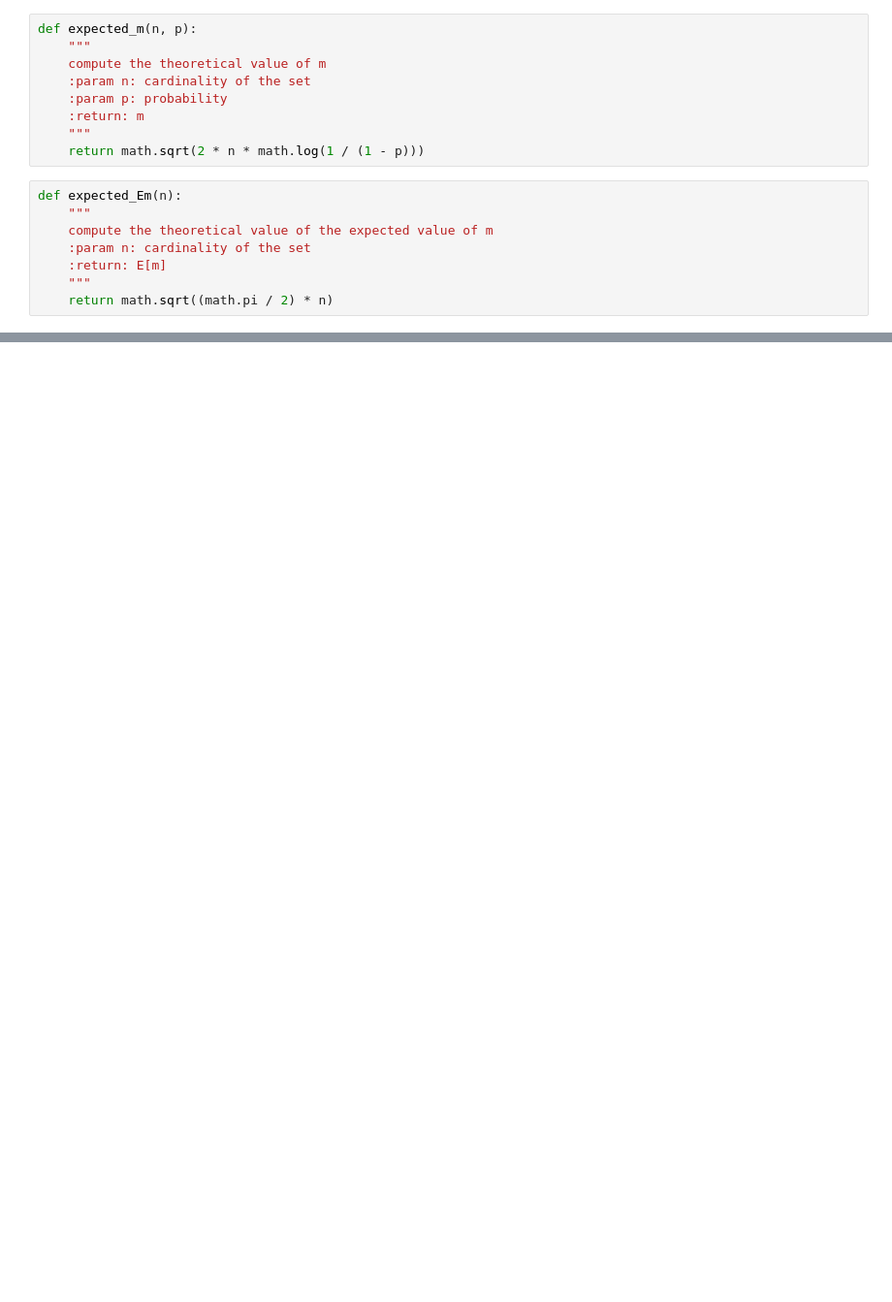
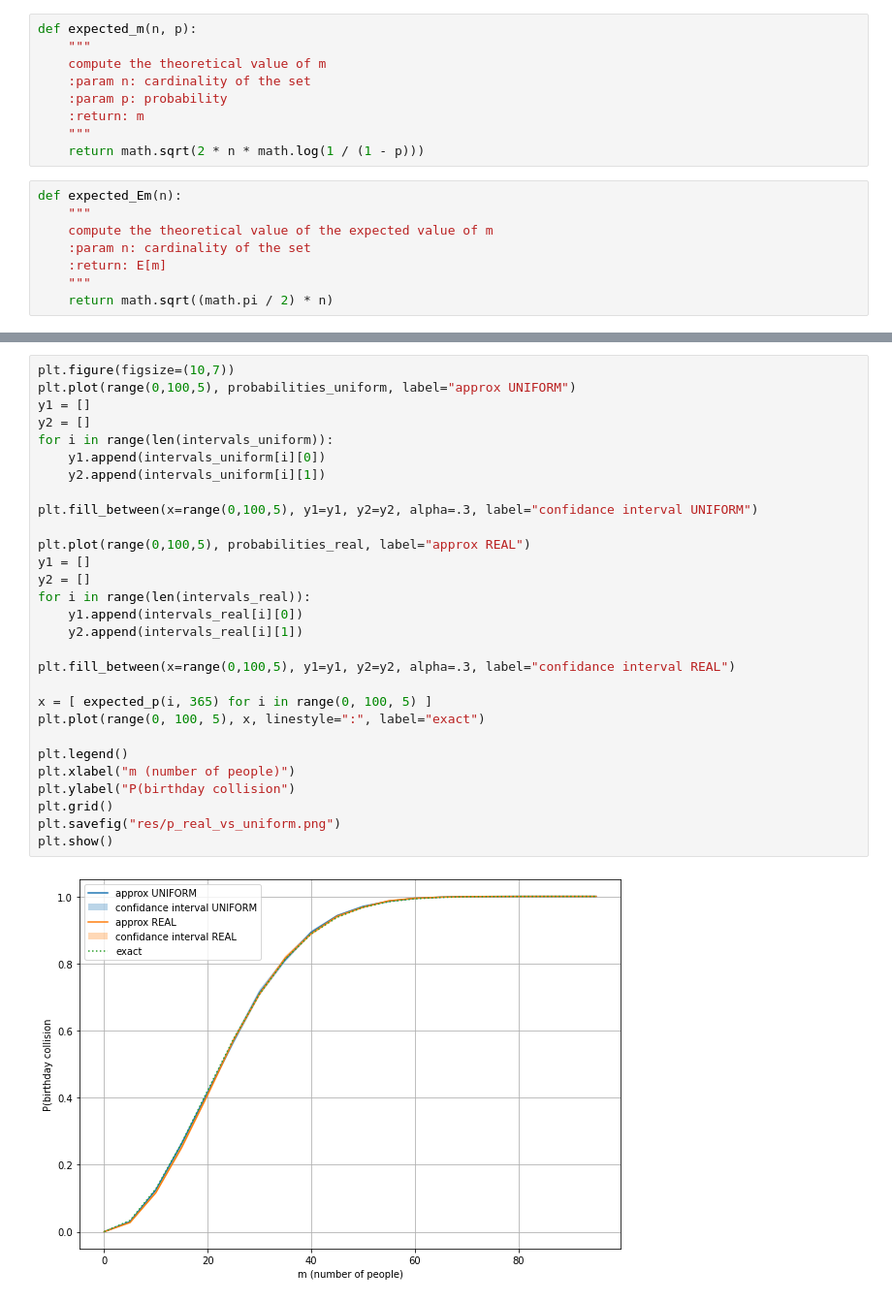
Before and after one commit to dadodimauro/ComputerAidedSimulationLab, a Jupyter notebook: Laboratories/birthday_paradox/birthday_paradox.ipynb, the cells around one changed output, grey strips where cells are left out. Shown at 97% size. Cells and saved outputs as stored; diff of their text form; blank space fills up the shorter version.

```diff
--- a/Laboratories/birthday_paradox/birthday_paradox.ipynb
+++ b/Laboratories/birthday_paradox/birthday_paradox.ipynb
@@ -213,0 +422,31 @@ confidence_interval(df_probability, .95)
+# %%
+plt.figure(figsize=(10,7))
+plt.plot(range(0,100,5), probabilities_uniform, label="approx UNIFORM")
+y1 = []
+y2 = []
+for i in range(len(intervals_uniform)):
+    y1.append(intervals_uniform[i][0])
+    y2.append(intervals_uniform[i][1])
+
+plt.fill_between(x=range(0,100,5), y1=y1, y2=y2, alpha=.3, label="confidance interval UNIFORM")
+
+plt.plot(range(0,100,5), probabilities_real, label="approx REAL")
+y1 = []
+y2 = []
+for i in range(len(intervals_real)):
+    y1.append(intervals_real[i][0])
+    y2.append(intervals_real[i][1])
+
+plt.fill_between(x=range(0,100,5), y1=y1, y2=y2, alpha=.3, label="confidance interval REAL")
+
+x = [ expected_p(i, 365) for i in range(0, 100, 5) ]
+plt.plot(range(0, 100, 5), x, linestyle=":", label="exact")
+
+plt.legend()
+plt.xlabel("m (number of people)")
+plt.ylabel("P(birthday collision")
+plt.grid()
+plt.savefig("res/p_real_vs_uniform.png")
+plt.show()
+# %% [output]
+[figure, added]
```
Also changed, not shown: parts of 36 cells of this notebook, 5 other files.
